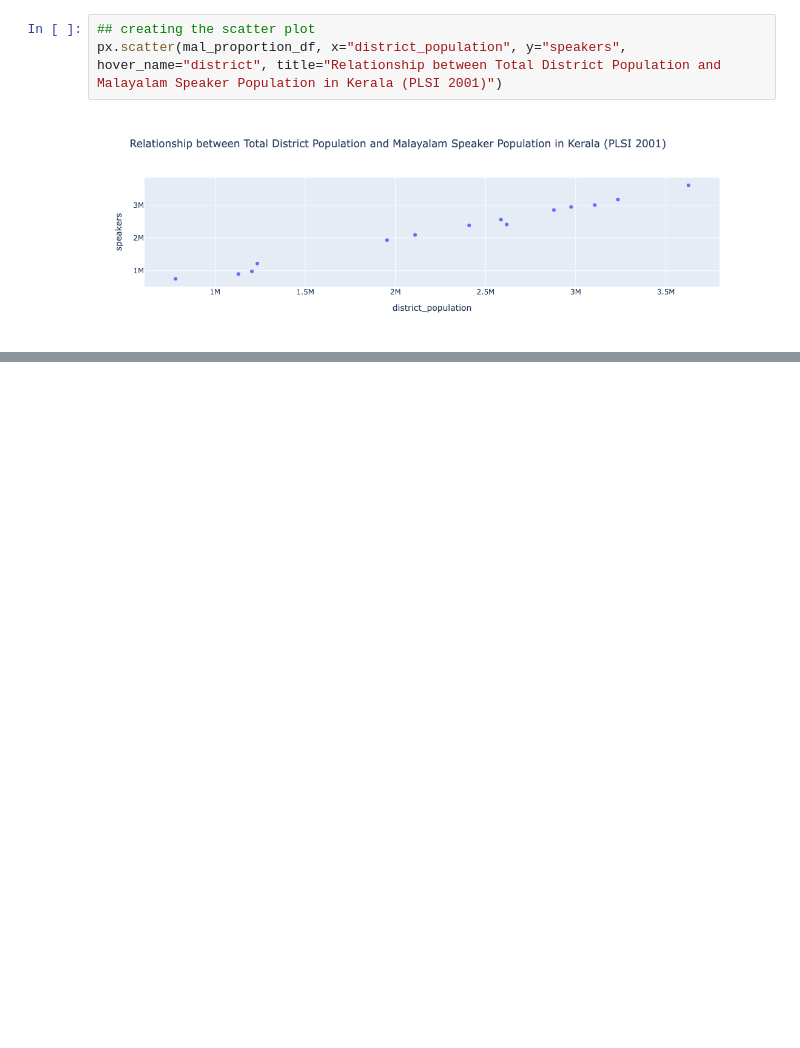
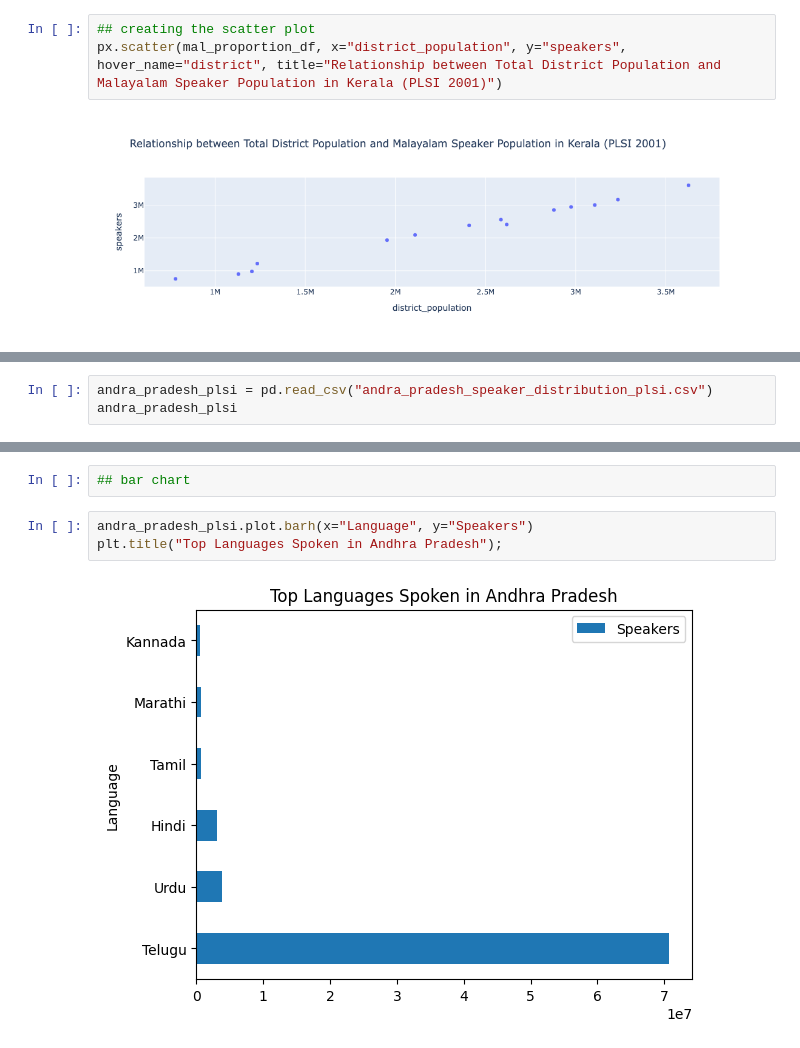
Before and after one commit to squishridyvi/Geographical-Distribution-Mapping-of-Dravidian-Languages-, a Jupyter notebook: Geographical Distribution of Dravidian Languages.ipynb, the cells around one changed output, grey strips where cells are left out. Drawn from its saved outputs; the diff is of its cells as text; blank space fills up the shorter version.

```diff
--- a/Geographical Distribution of Dravidian Languages.ipynb
+++ b/Geographical Distribution of Dravidian Languages.ipynb
@@ -2401,0 +2493,3 @@ px.scatter(mal_proportion_df, x="district_population", y="speakers", hover_name=
+# %%
+andra_pradesh_plsi = pd.read_csv("andra_pradesh_speaker_distribution_plsi.csv")
+andra_pradesh_plsi
@@ -2401,0 +2504,7 @@ px.scatter(mal_proportion_df, x="district_population", y="speakers", hover_name=
+# %%
+## bar chart
+# %%
+andra_pradesh_plsi.plot.barh(x="Language", y="Speakers")
+plt.title("Top Languages Spoken in Andhra Pradesh");
+# %% [output]
+[figure, added]
```
Also changed, not shown: parts of 6 cells of this notebook.
